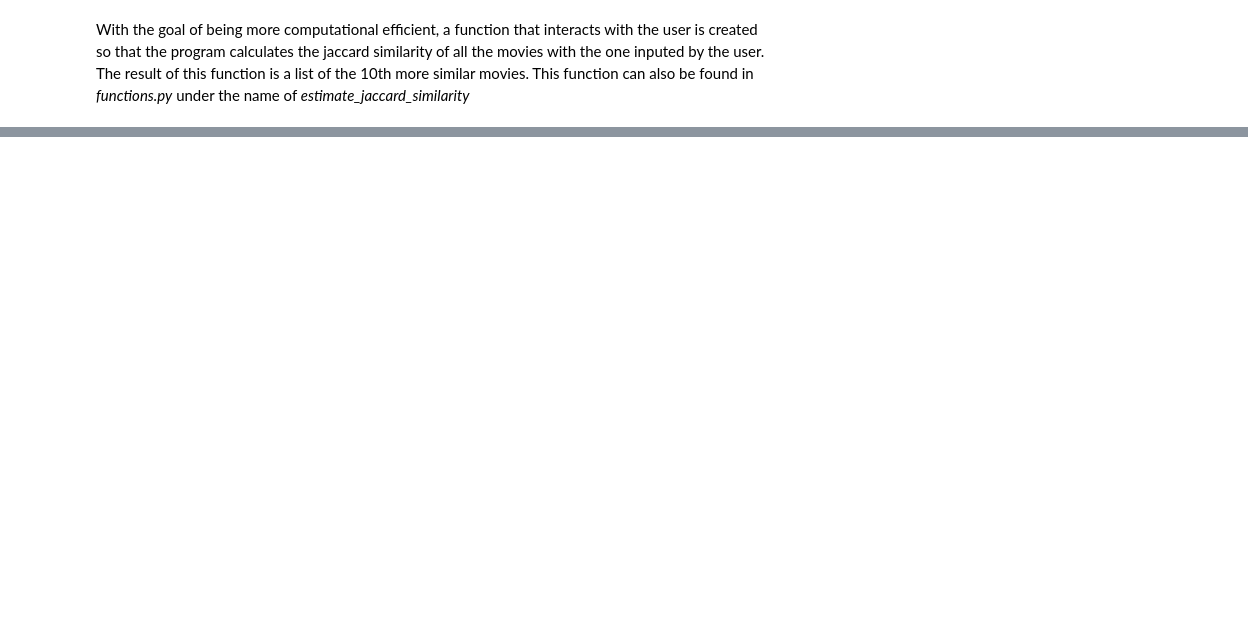
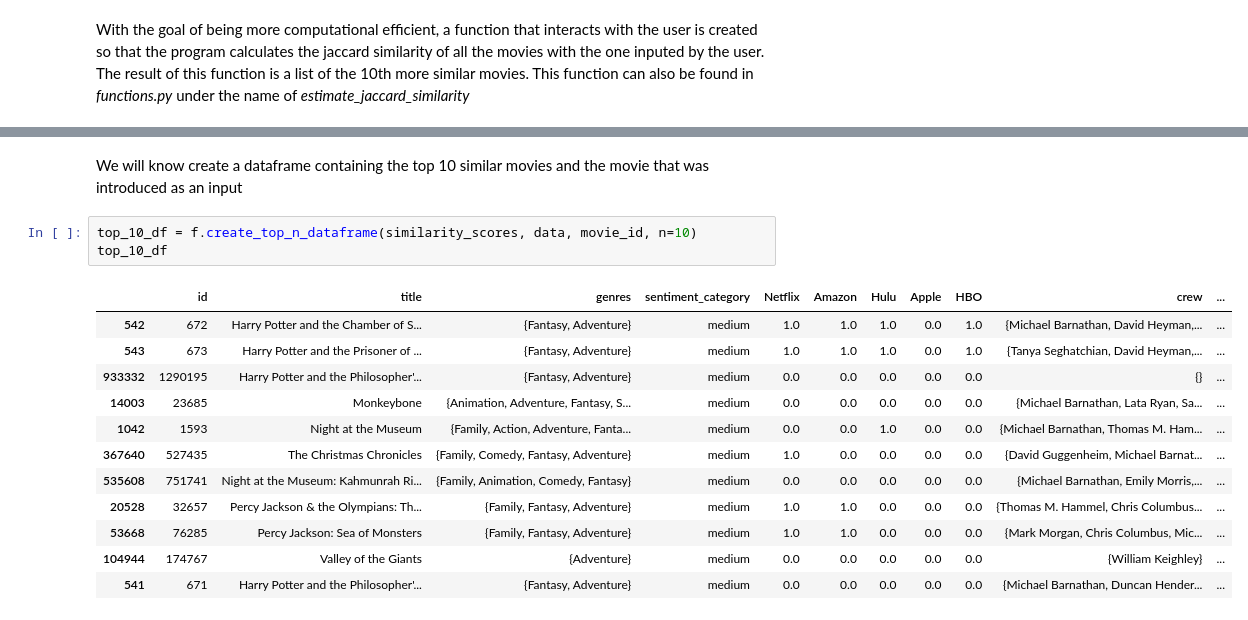
Before and after one commit to paulagambus/ctds_project, a Jupyter notebook: ctds_g6_project.ipynb, the cells around one changed output, grey strips where cells are left out. Drawn from its saved outputs; the diff is of its cells as text; blank space fills up the shorter version.

```diff
--- a/ctds_g6_project.ipynb
+++ b/ctds_g6_project.ipynb
@@ -427,0 +424,18 @@ AttributeError: module 'functions' has no attribute 'estimate_jaccard_similarity
+# %% [markdown]
+We will know create a dataframe containing the top 10 similar movies and the movie that was introduced as an input
+# %%
+top_10_df = f.create_top_n_dataframe(similarity_scores, data, movie_id, n=10)
+top_10_df
+# %% [output]
+|  | id | title | genres | sentiment_category | Netflix | Amazon | Hulu | Apple | HBO | crew | ... |
+| 542 | 672 | Harry Potter and the Chamber of S... | {Fantasy, Adventure} | medium | 1.0 | 1.0 | 1.0 | 0.0 | 1.0 | {Michael Barnathan, David Heyman,... | ... |
+| 543 | 673 | Harry Potter and the Prisoner of ... | {Fantasy, Adventure} | medium | 1.0 | 1.0 | 1.0 | 0.0 | 1.0 | {Tanya Seghatchian, David Heyman,... | ... |
+| 933332 | 1290195 | Harry Potter and the Philosopher'... | {Fantasy, Adventure} | medium | 0.0 | 0.0 | 0.0 | 0.0 | 0.0 | {} | ... |
+| 14003 | 23685 | Monkeybone | {Animation, Adventure, Fantasy, S... | medium | 0.0 | 0.0 | 0.0 | 0.0 | 0.0 | {Michael Barnathan, Lata Ryan, Sa... | ... |
+| 1042 | 1593 | Night at the Museum | {Family, Action, Adventure, Fanta... | medium | 0.0 | 0.0 | 1.0 | 0.0 | 0.0 | {Michael Barnathan, Thomas M. Ham... | ... |
+| 367640 | 527435 | The Christmas Chronicles | {Family, Comedy, Fantasy, Adventure} | medium | 1.0 | 0.0 | 0.0 | 0.0 | 0.0 | {David Guggenheim, Michael Barnat... | ... |
+| 535608 | 751741 | Night at the Museum: Kahmunrah Ri... | {Family, Animation, Comedy, Fantasy} | medium | 0.0 | 0.0 | 0.0 | 0.0 | 0.0 | {Michael Barnathan, Emily Morris,... | ... |
+| 20528 | 32657 | Percy Jackson & the Olympians: Th... | {Family, Fantasy, Adventure} | medium | 1.0 | 1.0 | 0.0 | 0.0 | 0.0 | {Thomas M. Hammel, Chris Columbus... | ... |
+| 53668 | 76285 | Percy Jackson: Sea of Monsters | {Family, Fantasy, Adventure} | medium | 1.0 | 1.0 | 0.0 | 0.0 | 0.0 | {Mark Morgan, Chris Columbus, Mic... | ... |
+| 104944 | 174767 | Valley of the Giants | {Adventure} | medium | 0.0 | 0.0 | 0.0 | 0.0 | 0.0 | {William Keighley} | ... |
+| 541 | 671 | Harry Potter and the Philosopher'... | {Fantasy, Adventure} | medium | 0.0 | 0.0 | 0.0 | 0.0 | 0.0 | {Michael Barnathan, Duncan Hender... | ... |
```
Also changed, not shown: parts of 31 cells of this notebook, 1 other file.
